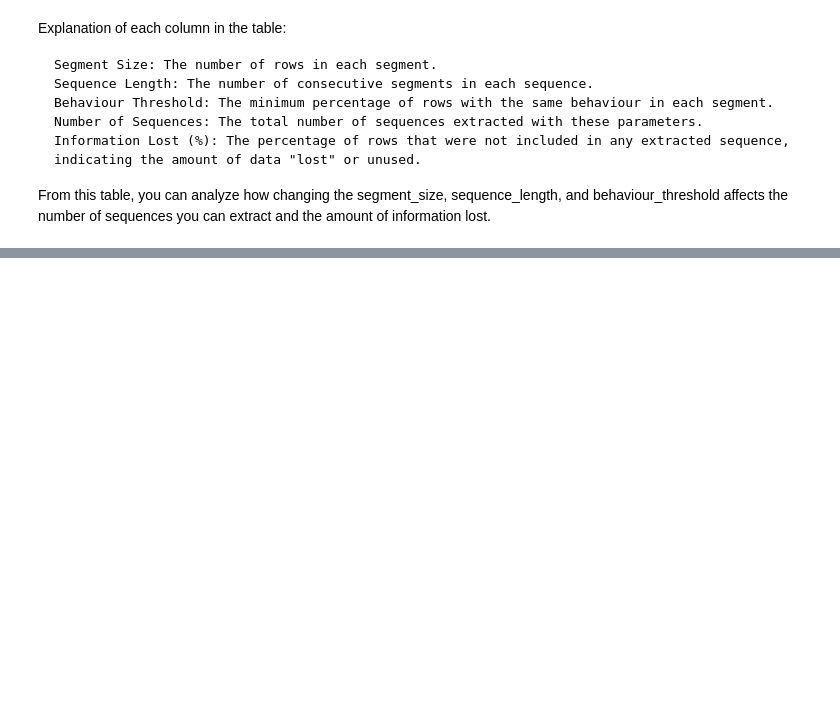
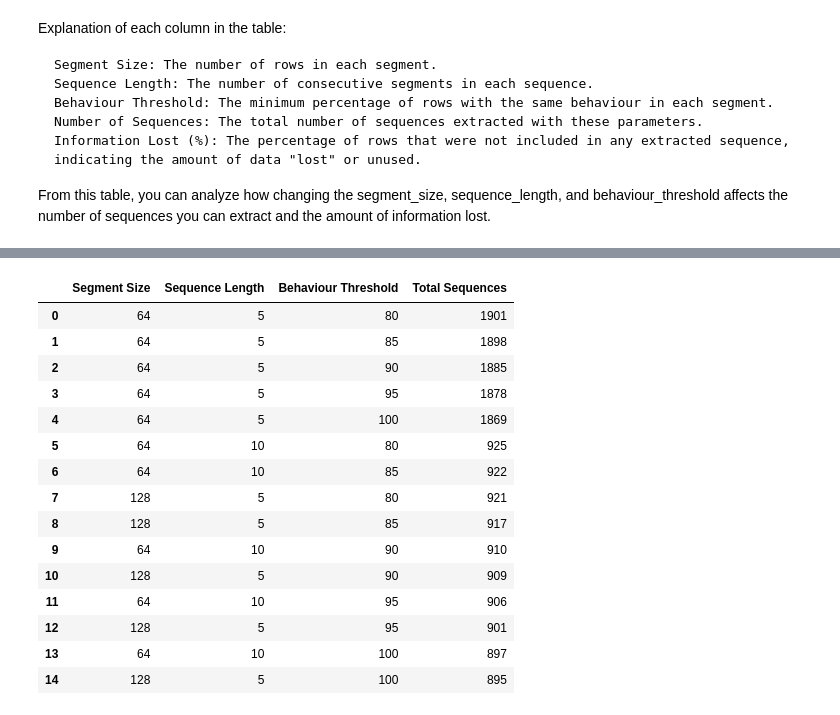
Before and after one commit to franfram/aar_dl, a Jupyter notebook: analysis/create_train_test_split.ipynb, the cells around one changed output, grey strips where cells are left out. Cells and saved outputs as stored; diff of their text form; code cells hidden in the pictures; blank space fills up the shorter version.

```diff
--- a/analysis/create_train_test_split.ipynb
+++ b/analysis/create_train_test_split.ipynb
@@ -966,0 +1216,19 @@ pandas.core.frame.DataFrame
+# %%
+sorted_totals_df[sorted_totals_df['Total Sequences'] > 800]
+# %% [output]
+|  | Segment Size | Sequence Length | Behaviour Threshold | Total Sequences |
+| 0 | 64 | 5 | 80 | 1901 |
+| 1 | 64 | 5 | 85 | 1898 |
+| 2 | 64 | 5 | 90 | 1885 |
+| 3 | 64 | 5 | 95 | 1878 |
+| 4 | 64 | 5 | 100 | 1869 |
+| 5 | 64 | 10 | 80 | 925 |
+| 6 | 64 | 10 | 85 | 922 |
+| 7 | 128 | 5 | 80 | 921 |
+| 8 | 128 | 5 | 85 | 917 |
+| 9 | 64 | 10 | 90 | 910 |
+| 10 | 128 | 5 | 90 | 909 |
+| 11 | 64 | 10 | 95 | 906 |
+| 12 | 128 | 5 | 95 | 901 |
+| 13 | 64 | 10 | 100 | 897 |
+| 14 | 128 | 5 | 100 | 895 |
```
Also changed, not shown: parts of 14 cells of this notebook.
